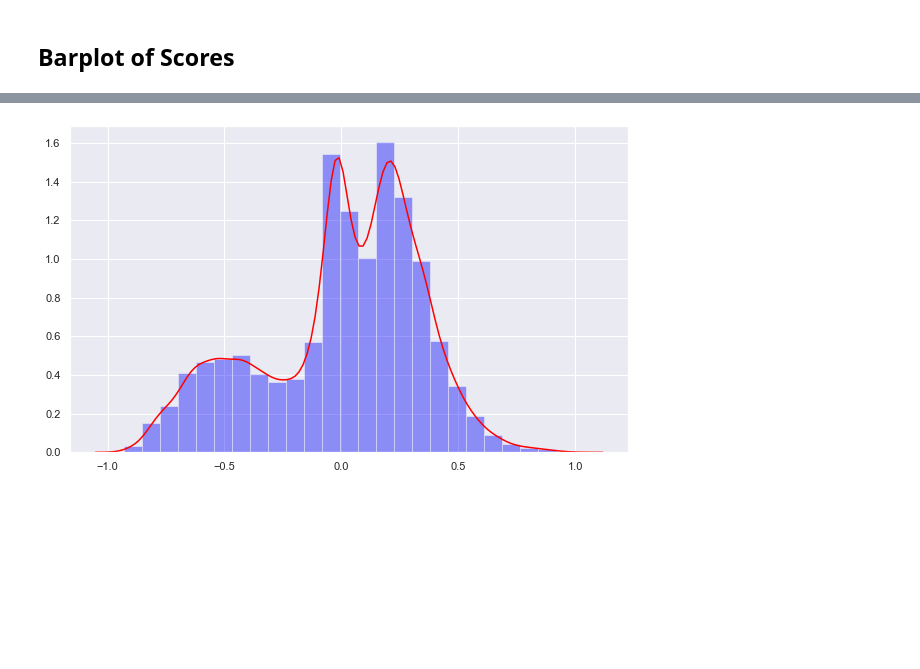
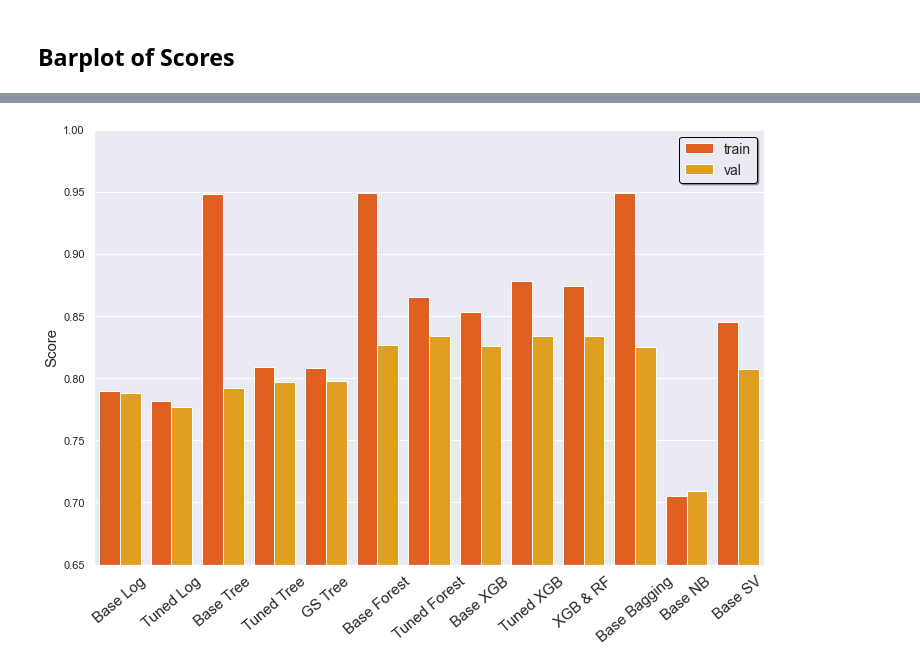
Before and after one commit to Robertoliver2000/TanzaniaWaterProject, a Jupyter notebook: notebooks/exploratory/killian_notebooks/killian_notebook.ipynb, the cells around one changed output, grey strips where cells are left out. Cells and saved outputs as stored; diff of their text form; code cells hidden in the pictures; blank space fills up the shorter version.

```diff
--- a/notebooks/exploratory/killian_notebooks/killian_notebook.ipynb
+++ b/notebooks/exploratory/killian_notebooks/killian_notebook.ipynb
@@ -546,6 +442,27 @@ sns.scatterplot(data = X_graph, y = 'latitude', x = 'longitude', hue='status_gro
-# %%
-sns.set(rc = {'figure.figsize':(10,6)})
-sns.distplot((np.array(y_train).ravel() - rf_2.predict_proba(X_train)[:,1]),
-            color='blue', bins=25, kde_kws = {'color':'red'});
-# %% [output]
-[figure, removed]
+# %%
+list_of_train = [0.79, 0.782, 0.948, 0.809, 0.808, 0.949, 0.865, 0.853, 0.878, 0.874, 0.949, 0.705, 0.845]
+list_of_test = [0.788, 0.777, 0.792, 0.797, 0.798, 0.827, 0.834, 0.826, 0.834, 0.834, 0.825, 0.709, 0.807]
+list_of_models = ['Base Log','Tuned Log', 'Base Tree', 'Tuned Tree', 'GS Tree', 'Base Forest',
+                 'Tuned Forest', 'Base XGB', 'Tuned XGB', 'XGB & RF', 'Base Bagging', 'Base NB', 'Base SV']
+# %%
+score_df = pd.DataFrame(list_of_models*2, columns = ['models'])
+# %%
+comb_list = list_of_train + list_of_test
+score_df['score'] = comb_list
+# %%
+types = ['train'] *13 + ['val']*13
+score_df['types'] = types
+# %%
+fig, ax = plt.subplots(figsize = (12,8))
+
+sns.barplot(data = score_df, x = 'models', y = 'score', hue = 'types', palette = 'autumn');
+
+ax.set_xticklabels(list_of_models)
+ax.tick_params(axis='x', labelsize = 15, labelrotation=40)
+ax.set_ylabel('Score', fontsize=15)
+ax.set_xlabel('')
+plt.ylim(.65, 1)
+plt.legend(fancybox=True, fontsize=14, shadow=True, edgecolor='black');
+plt.savefig('../../../data/Model_Performances.png', transparent=True)
+# %% [output]
+[figure, added]
```
Also changed, not shown: parts of 86 cells of this notebook, 13 other files.
